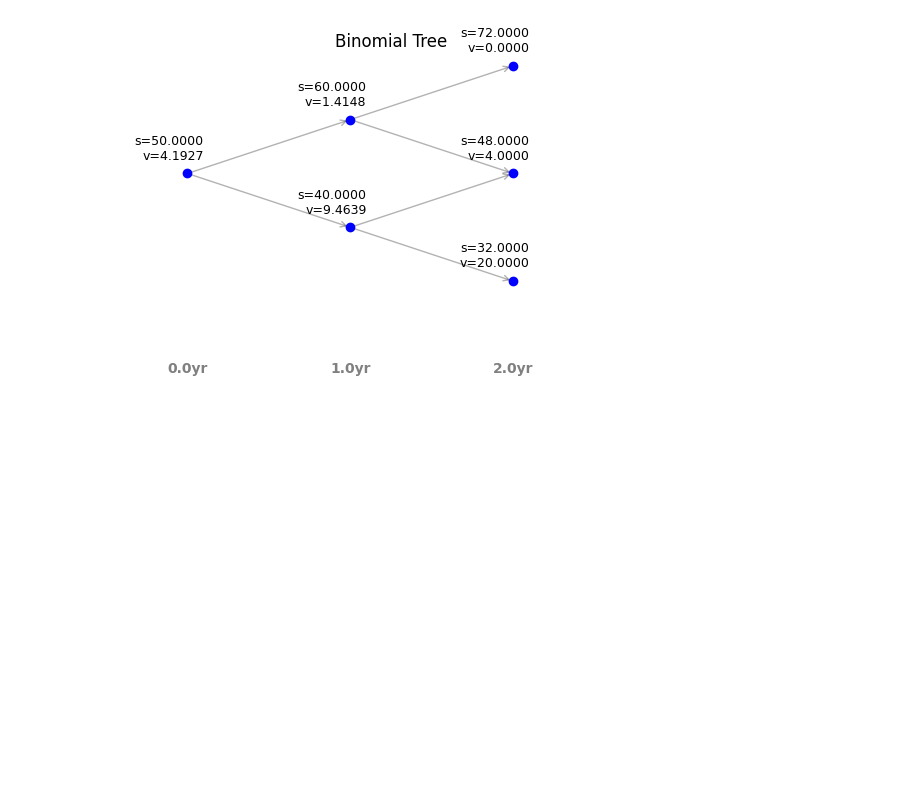
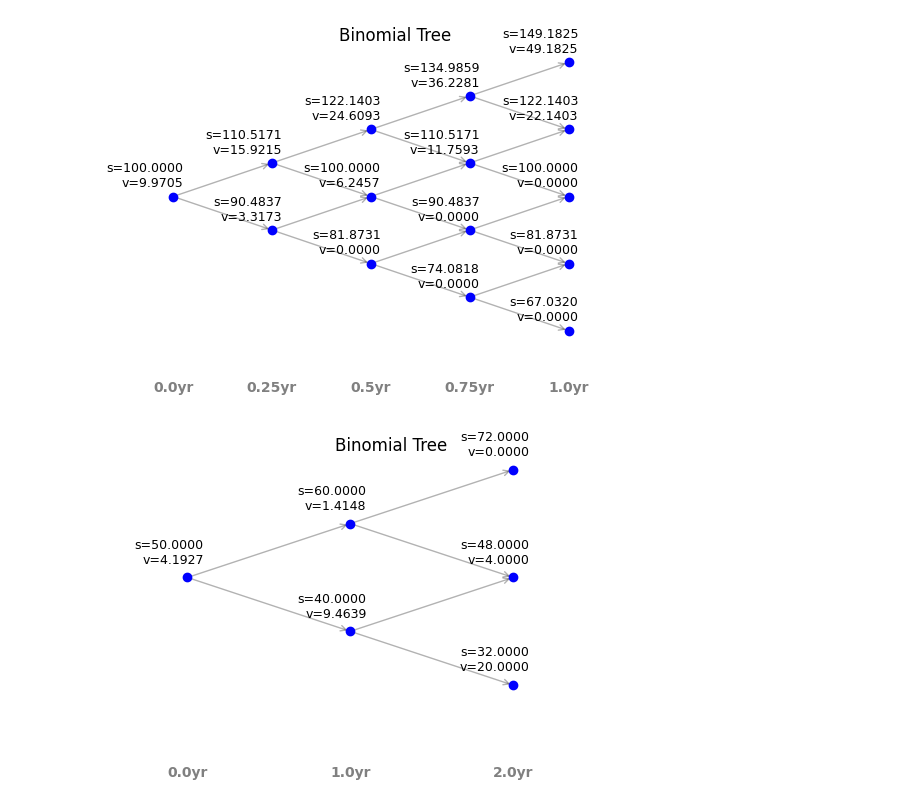
Before and after one commit to hsiuhsil/options_futures_derivatives, a Jupyter notebook: notebooks/Binomial Trees.ipynb, the cells around one changed output. Drawn from its saved outputs; the diff is of its cells as text; code cells hidden in the pictures; blank space fills up the shorter version.

Commit message:
Integrate pricing and visualization modules into notebook

```diff
--- a/notebooks/Binomial Trees.ipynb
+++ b/notebooks/Binomial Trees.ipynb
@@ -14,31 +4,0 @@ def nodes_coordinates(N):
-# %%
-def plot_binomial_trees(stocks, options, timeline):
-
-    coords = nodes_coordinates(len(stocks))
-
-    plt.figure(figsize=(6, 4))
-    min_y = -len(stocks)
-    for n in range(len(stocks)):
-        # add a timeline label
-        plt.text(n, min_y - 0.5, f"{timeline[n]}yr",
-                 ha='center', va='top', fontweight='bold', color='gray')
-
-        for i, (x, y) in enumerate(coords[n]):
-            # plot the node and label
-            plt.scatter(x, y, color='blue', zorder=5)
-            plt.text(x+0.1, y+0.2, f"s={stocks[n][i]:.4f}\nv={options[n][i]:.4f}",
-                     fontsize=9, ha='right', va='bottom')
-
-            # draw arrows to the next step (if it's not the last step)
-            if n<len(coords)-2:
-                next_coords = coords[n+1]
-                for move in [0,1]: # 0 for up, and 1 for down
-                    target_x, target_y = next_coords[i+move]
-                    plt.annotate('', xy=(target_x, target_y), xytext=(x, y),
-                                 arrowprops=dict(arrowstyle="->", color='black', lw=1, alpha=0.3))
-
-    plt.title("Binomial Tree")
-    plt.axis('off')
-    plt.xlim(-0.5, len(stocks))
-    plt.tight_layout()
-    plt.show()
@@ -156,2 +11,9 @@ def option_price(option_type, exercise_style, s, k, vol, dt_months, T, r):
+# %%
+price, stocks, options, timeline = option_price(option_type="call", exercise_style="American", s=100, k=100,
+                                                vol=0.2, dt_months=3, T=1, r=0.05, return_tree=True)
+
+plot_binomial_trees(stocks, options, timeline)
+# %% [output]
+[figure, added]
 # %%
 #figure 13.7
```
Also changed, not shown: parts of 8 cells of this notebook, 1 other file.
